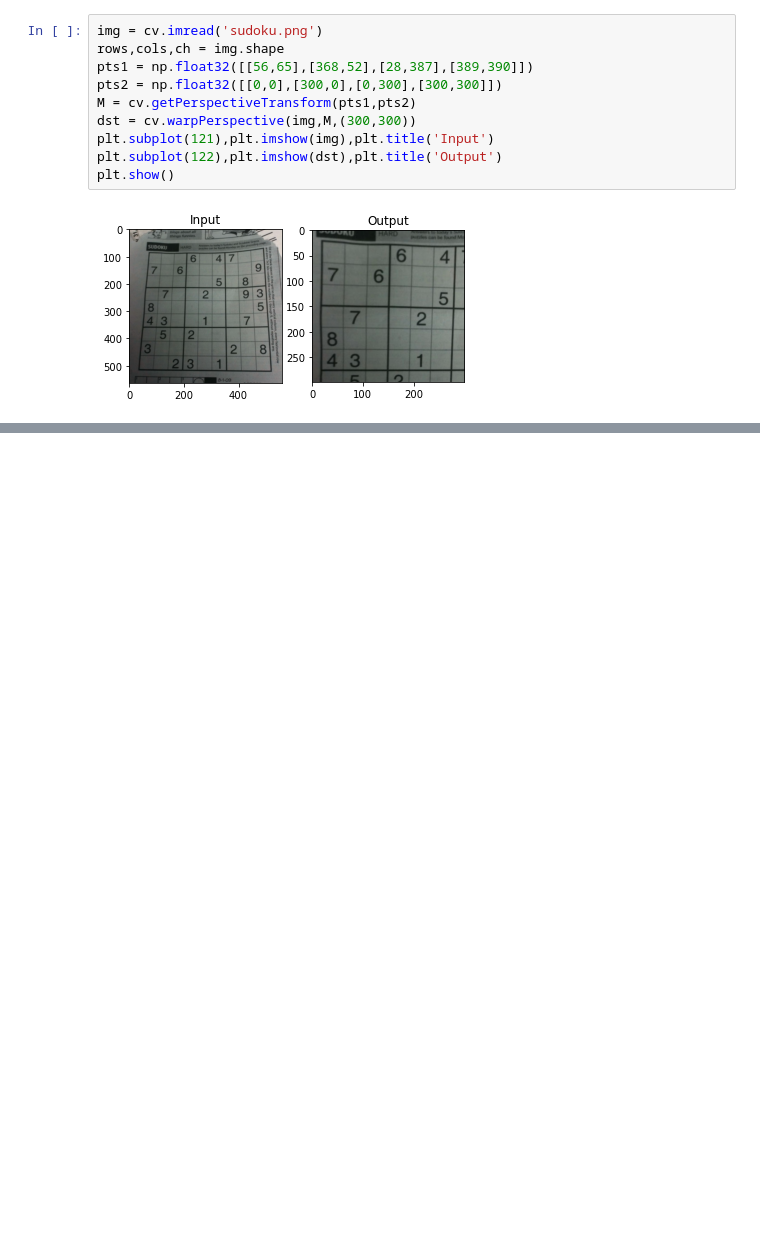
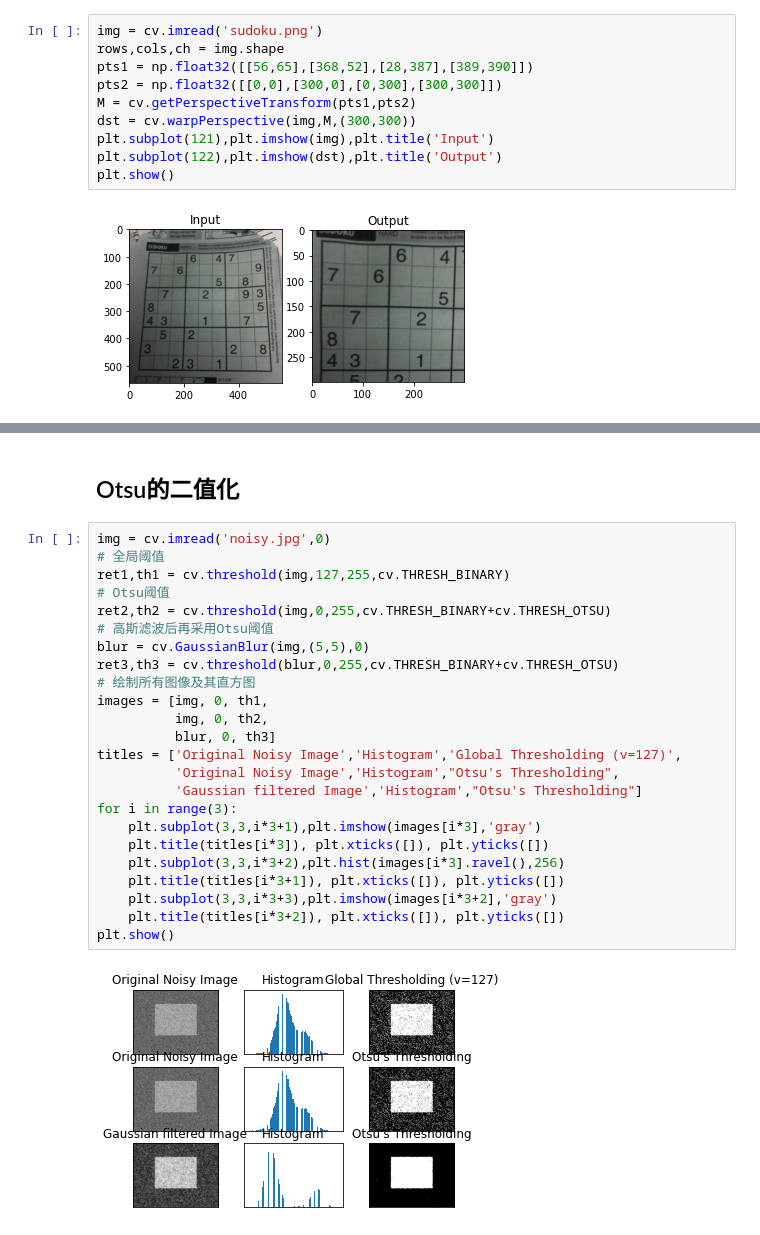
Before and after one commit to ghcn345/OpenCV, a Jupyter notebook: 4-图像处理.ipynb, the cells around one changed output, grey strips where cells are left out. Drawn from its saved outputs; the diff is of its cells as text; blank space fills up the shorter version.

```diff
--- a/4-图像处理.ipynb
+++ b/4-图像处理.ipynb
@@ -106,0 +127,28 @@ plt.show()
+# %% [markdown]
+## Otsu的二值化
+# %%
+img = cv.imread('noisy.jpg',0)
+# 全局阈值
+ret1,th1 = cv.threshold(img,127,255,cv.THRESH_BINARY)
+# Otsu阈值
+ret2,th2 = cv.threshold(img,0,255,cv.THRESH_BINARY+cv.THRESH_OTSU)
+# 高斯滤波后再采用Otsu阈值
+blur = cv.GaussianBlur(img,(5,5),0)
+ret3,th3 = cv.threshold(blur,0,255,cv.THRESH_BINARY+cv.THRESH_OTSU)
+# 绘制所有图像及其直方图
+images = [img, 0, th1,
+          img, 0, th2,
+          blur, 0, th3]
+titles = ['Original Noisy Image','Histogram','Global Thresholding (v=127)',
+          'Original Noisy Image','Histogram',"Otsu's Thresholding",
+          'Gaussian filtered Image','Histogram',"Otsu's Thresholding"]
+for i in range(3):
+    plt.subplot(3,3,i*3+1),plt.imshow(images[i*3],'gray')
+    plt.title(titles[i*3]), plt.xticks([]), plt.yticks([])
+    plt.subplot(3,3,i*3+2),plt.hist(images[i*3].ravel(),256)
+    plt.title(titles[i*3+1]), plt.xticks([]), plt.yticks([])
+    plt.subplot(3,3,i*3+3),plt.imshow(images[i*3+2],'gray')
+    plt.title(titles[i*3+2]), plt.xticks([]), plt.yticks([])
+plt.show()
+# %% [output]
+[figure, added]
```
Also changed, not shown: parts of 5 cells of this notebook.
